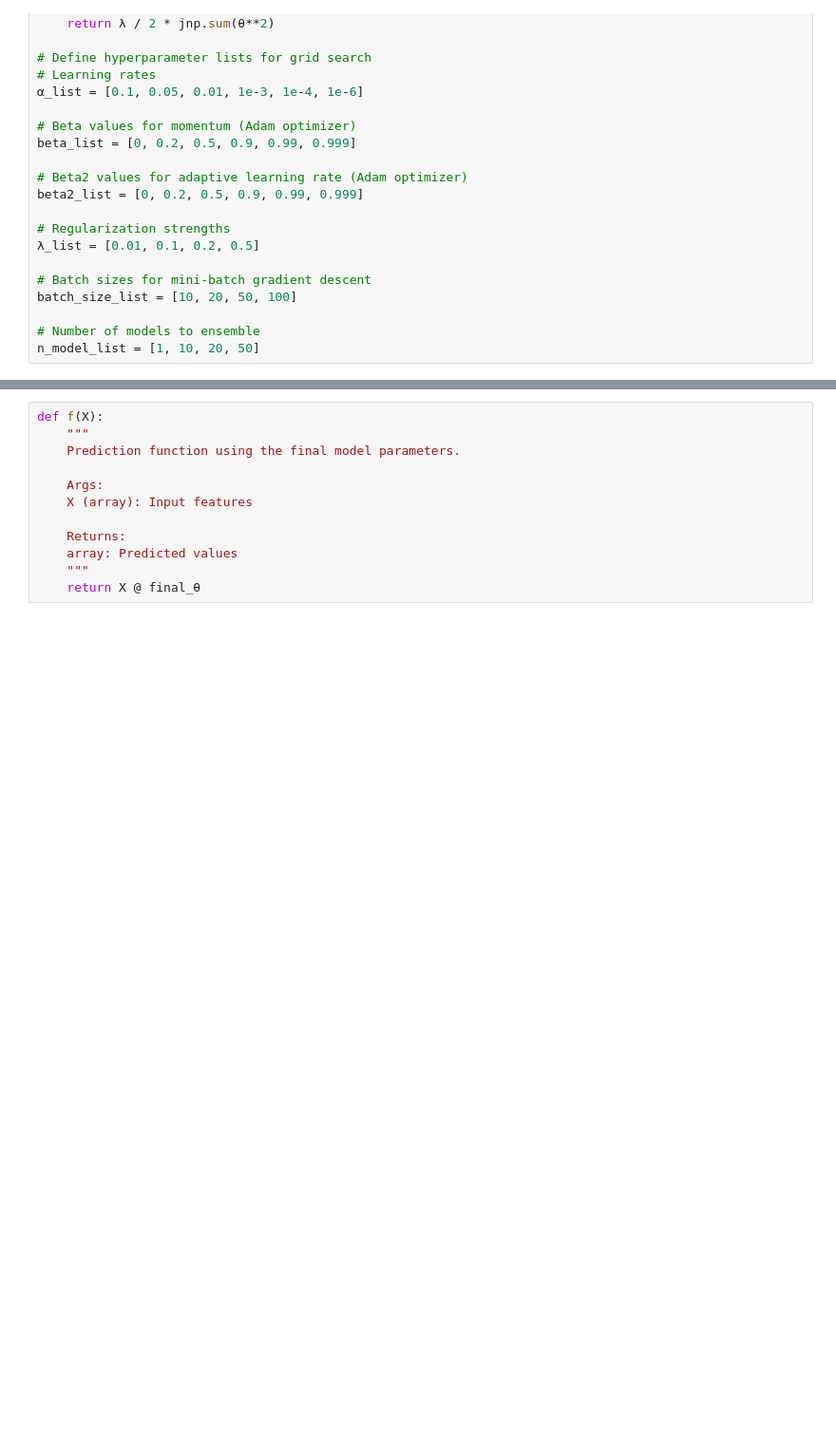
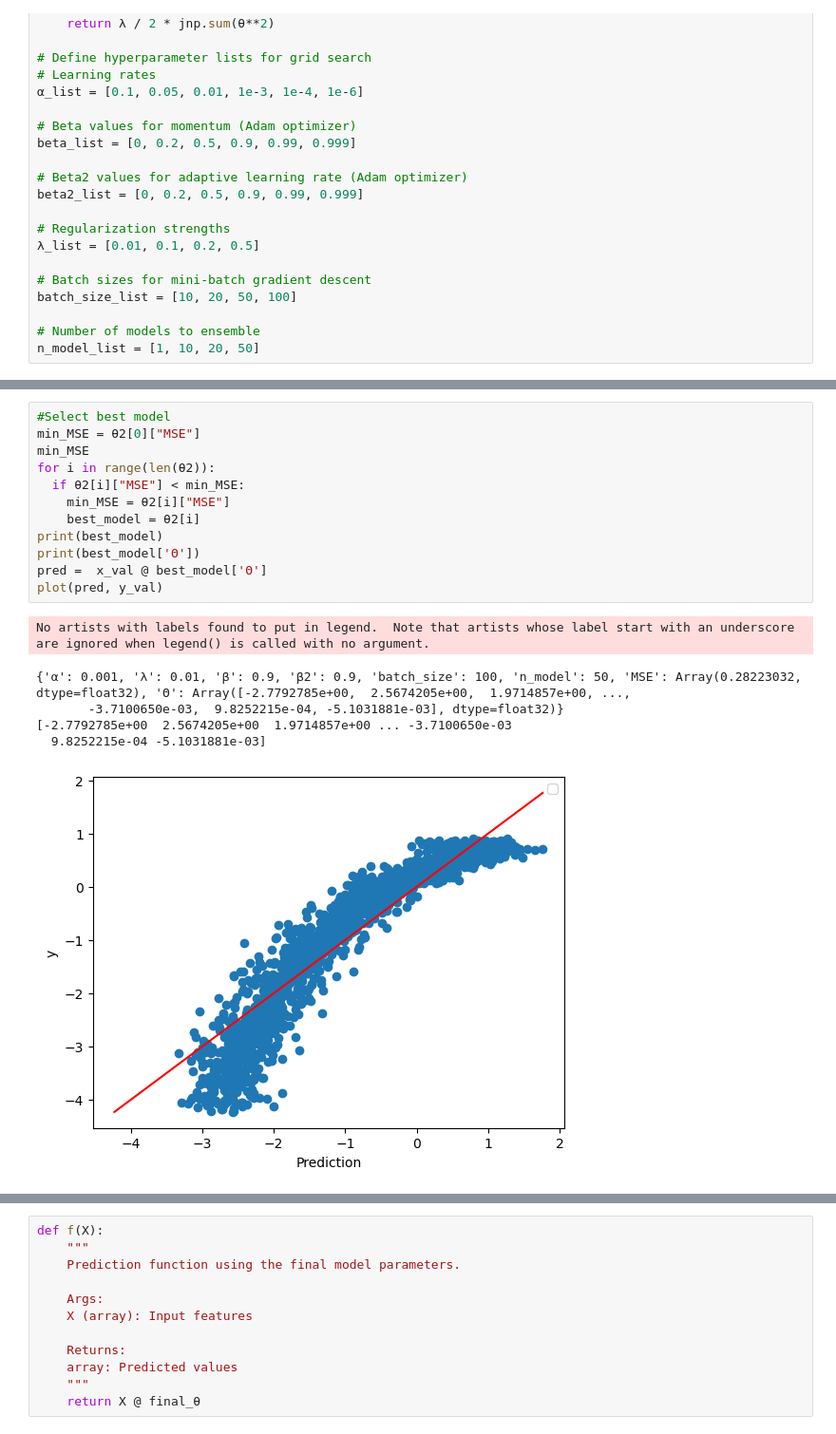
Before and after one commit to pi-sen/Machine-Learning---Fundamental-Forecasts, a Jupyter notebook: RevenueForecasts.ipynb, the cells around one changed output, grey strips where cells are left out. Shown at 95% size. Cells and saved outputs as stored; diff of their text form; blank space fills up the shorter version.

```diff
--- a/RevenueForecasts.ipynb
+++ b/RevenueForecasts.ipynb
@@ -148,3 +218,22 @@ for batch_size in batch_size_list:
+# %%
+#Select best model
+min_MSE = θ2[0]["MSE"]
+min_MSE
+for i in range(len(θ2)):
+  if θ2[i]["MSE"] < min_MSE:
+    min_MSE = θ2[i]["MSE"]
+    best_model = θ2[i]
+print(best_model)
+print(best_model['Θ'])
+pred =  x_val @ best_model['Θ']
+plot(pred, y_val)
+# %% [output]
+No artists with labels found to put in legend.  Note that artists whose label start with an underscore are ignored when legend() is called with no argument.
+{'α': 0.001, 'λ': 0.01, 'β': 0.9, 'β2': 0.9, 'batch_size': 100, 'n_model': 50, 'MSE': Array(0.28223032, dtype=float32), 'Θ': Array([-2.7792785e+00,  2.5674205e+00,  1.9714857e+00, ...,
+       -3.7100650e-03,  9.8252215e-04, -5.1031881e-03], dtype=float32)}
+[-2.7792785e+00  2.5674205e+00  1.9714857e+00 ... -3.7100650e-03
+  9.8252215e-04 -5.1031881e-03]
+[figure, added]
 # %%
 # Test the best model on the test set
 MSE_test = test(best_model['Θ'])
```
Also changed, not shown: parts of 13 cells of this notebook.
